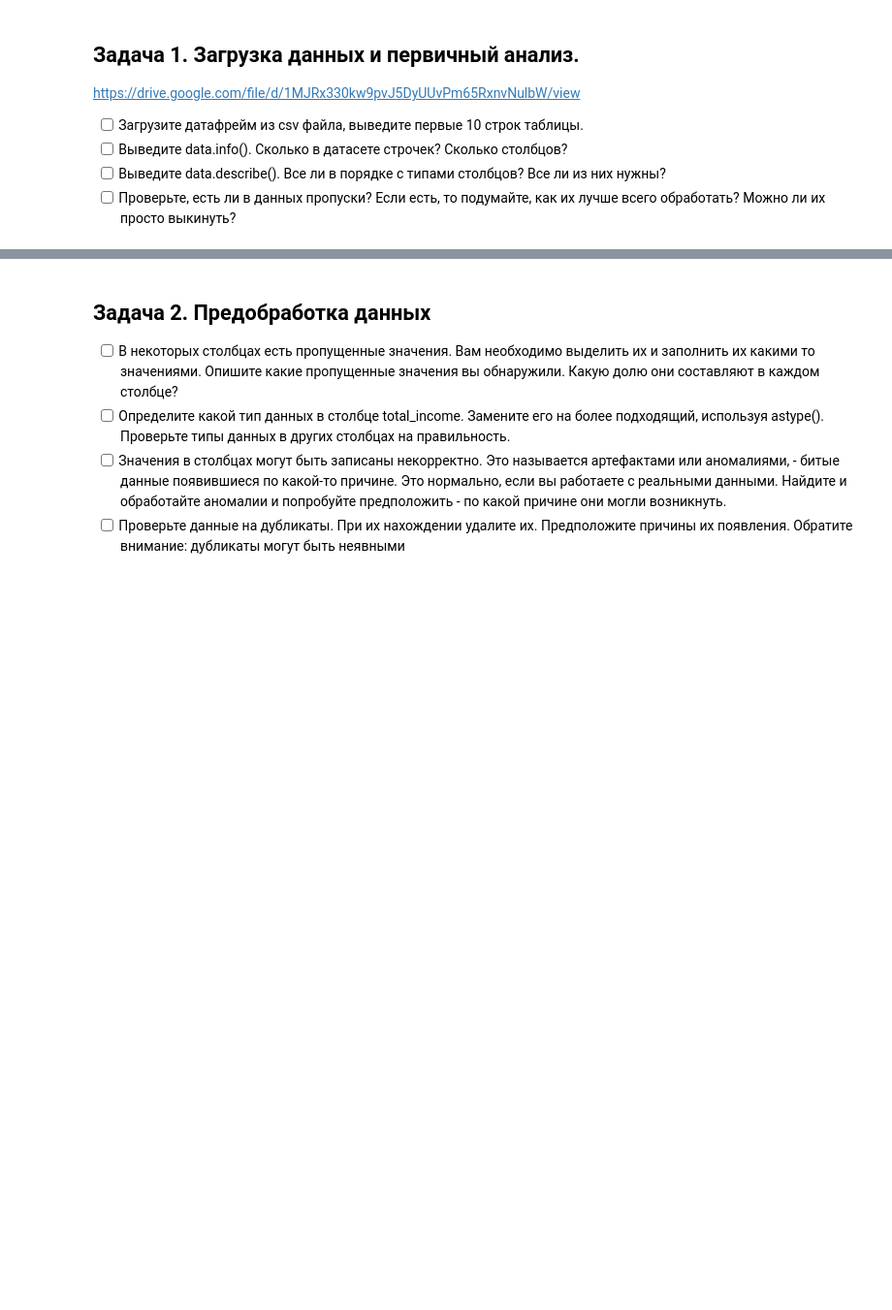
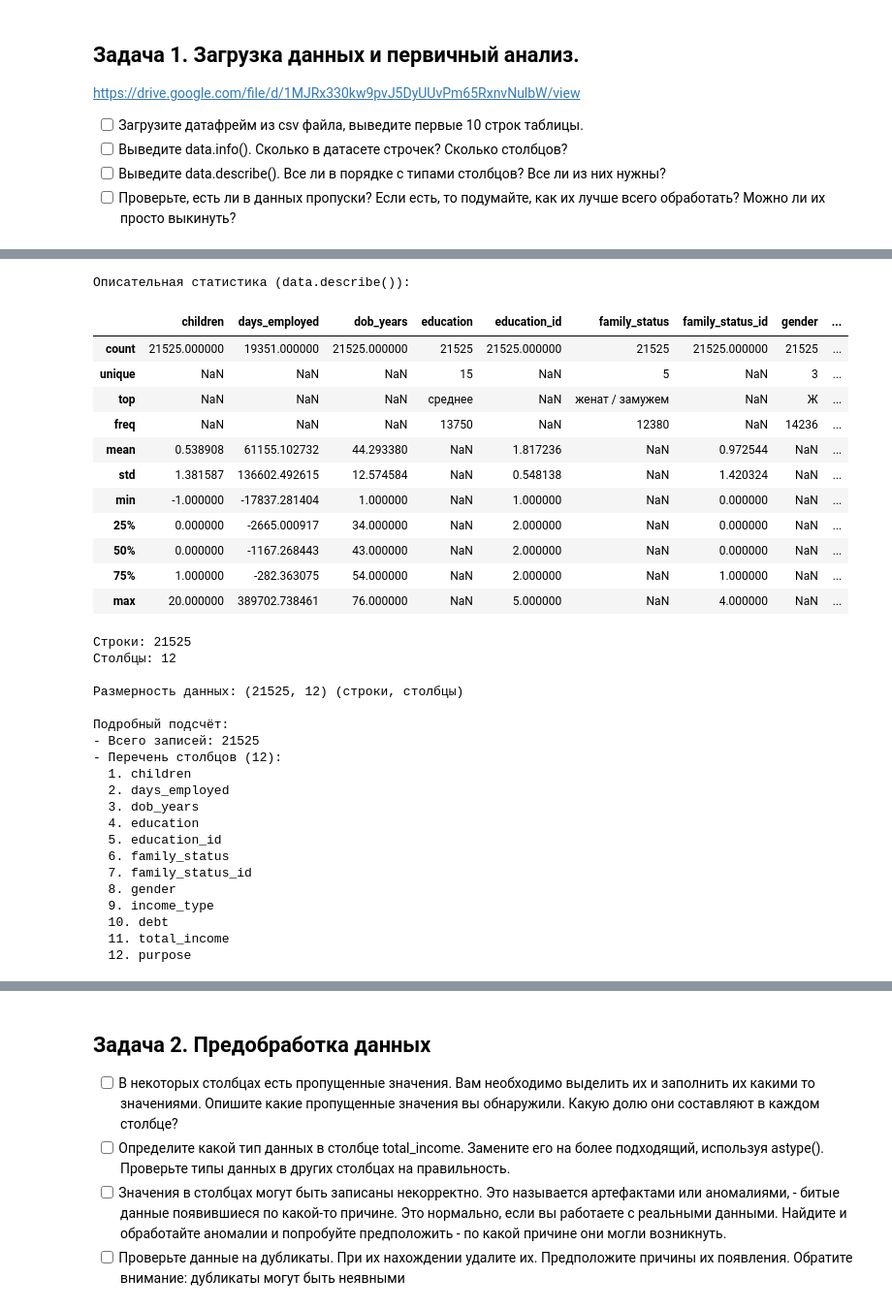
Before and after one commit to A-l-E-v/ML-Engineer, a Jupyter notebook: PyLibs/Pandas/pandas_homework_task.ipynb, the cells around one changed output, grey strips where cells are left out. Shown at 97% size. Drawn from its saved outputs; the diff is of its cells as text; code cells hidden in the pictures; blank space fills up the shorter version.

Commit message:
Pandas done!

```diff
--- a/PyLibs/Pandas/pandas_homework_task.ipynb
+++ b/PyLibs/Pandas/pandas_homework_task.ipynb
@@ -94,0 +32,13 @@ dtype: int64
+# %%
+import pandas as pd
+
+# Указываем правильный разделитель (; вместо запятой)
+url = 'https://drive.google.com/uc?export=download&id=1MJRx330kw9pvJ5DyUUvPm65RxnvNulbW'
+data = pd.read_csv(url, sep=';')
+
+# Проверяем структуру
+print(f"Размер данных: {data.shape} (строки, столбцы)\n")
+
+# 2. Вывод первых 10 строк
+print("Первые 10 строк данных:")
+display(data.head(10))
@@ -94,0 +86,52 @@ dtype: int64
+# %%
+# 4. Вывод статистики
+print("\nОписательная статистика (data.describe()):")
+display(data.describe(include='all'))
+
+# Через атрибуты DataFrame
+print(f"Строки: {len(data)}")  # или data.shape[0]
+print(f"Столбцы: {len(data.columns)}")  # или data.shape[1]
+
+# Явный вывод
+print(f"\nРазмерность данных: {data.shape} (строки, столбцы)")
+
+# Подробный анализ
+print("\nПодробный подсчёт:")
+print(f"- Всего записей: {data.index.size}")
+print(f"- Перечень столбцов ({len(data.columns)}):")
+for i, col in enumerate(data.columns, 1):
+    print(f"  {i}. {col}")
+# %% [output]
+Описательная статистика (data.describe()):
+|  | children | days_employed | dob_years | education | education_id | family_status | family_status_id | gender | ... |
+| count | 21525.000000 | 19351.000000 | 21525.000000 | 21525 | 21525.000000 | 21525 | 21525.000000 | 21525 | ... |
+| unique | NaN | NaN | NaN | 15 | NaN | 5 | NaN | 3 | ... |
+| top | NaN | NaN | NaN | среднее | NaN | женат / замужем | NaN | Ж | ... |
+| freq | NaN | NaN | NaN | 13750 | NaN | 12380 | NaN | 14236 | ... |
+| mean | 0.538908 | 61155.102732 | 44.293380 | NaN | 1.817236 | NaN | 0.972544 | NaN | ... |
+| std | 1.381587 | 136602.492615 | 12.574584 | NaN | 0.548138 | NaN | 1.420324 | NaN | ... |
+| min | -1.000000 | -17837.281404 | 1.000000 | NaN | 1.000000 | NaN | 0.000000 | NaN | ... |
+| 25% | 0.000000 | -2665.000917 | 34.000000 | NaN | 2.000000 | NaN | 0.000000 | NaN | ... |
+| 50% | 0.000000 | -1167.268443 | 43.000000 | NaN | 2.000000 | NaN | 0.000000 | NaN | ... |
+| 75% | 1.000000 | -282.363075 | 54.000000 | NaN | 2.000000 | NaN | 1.000000 | NaN | ... |
+| max | 20.000000 | 389702.738461 | 76.000000 | NaN | 5.000000 | NaN | 4.000000 | NaN | ... |
+Строки: 21525
+Столбцы: 12
+
+Размерность данных: (21525, 12) (строки, столбцы)
+
+Подробный подсчёт:
+- Всего записей: 21525
+- Перечень столбцов (12):
+  1. children
+  2. days_employed
+  3. dob_years
+  4. education
+  5. education_id
+  6. family_status
+  7. family_status_id
+  8. gender
+  9. income_type
+  10. debt
+  11. total_income
+  12. purpose
```
Also changed, not shown: parts of 44 cells of this notebook, 21 other files.
